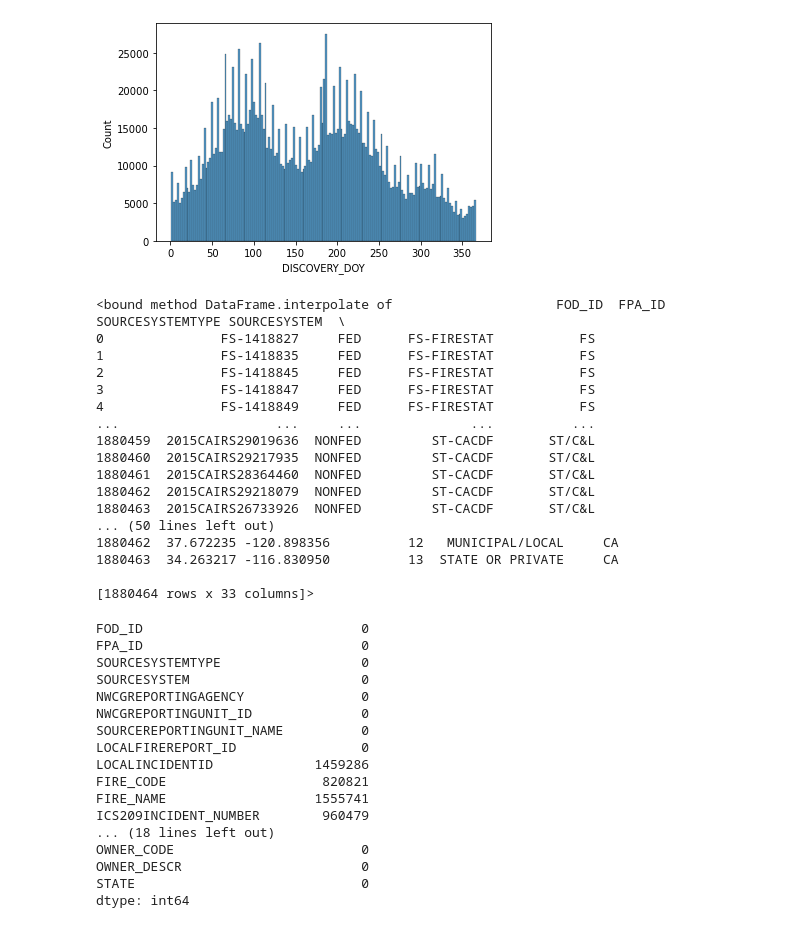
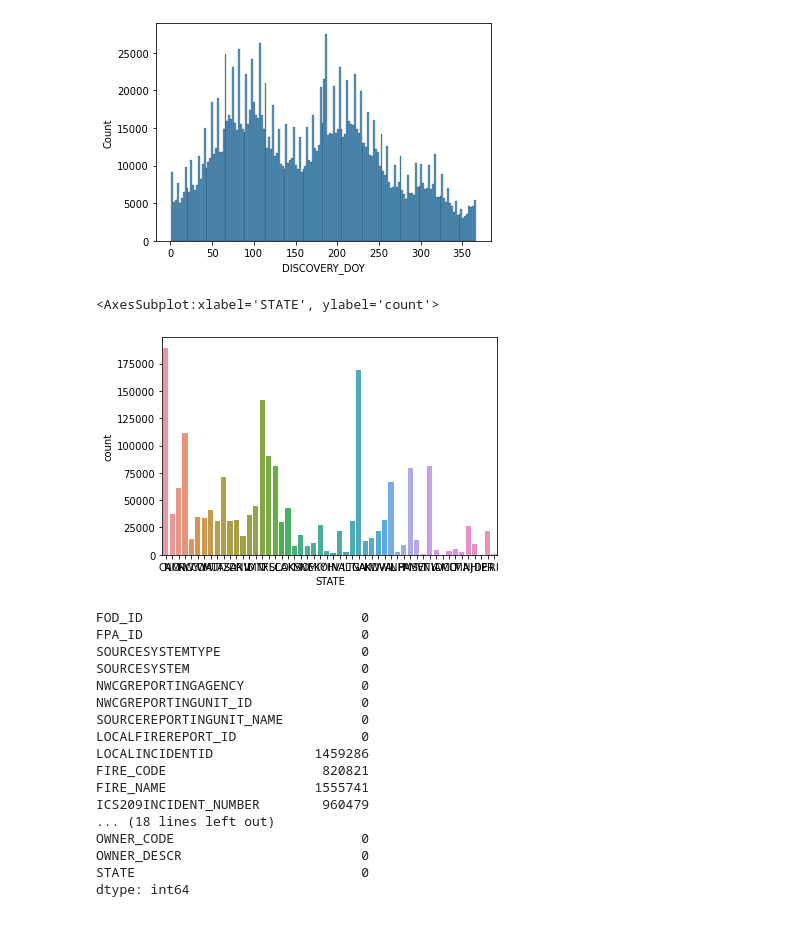
Before and after one commit to dianehkim/Forest-Fires-Time-Series-Forecast, a Jupyter notebook: DS440_model.ipynb, the cells around one changed output. Cells and saved outputs as stored; diff of their text form; code cells hidden in the pictures.

```diff
--- a/DS440_model.ipynb
+++ b/DS440_model.ipynb
@@ -129,26 +111,11 @@ sns.histplot(data["DISCOVERY_DOY"])
 # %% [output]
 <AxesSubplot:xlabel='DISCOVERY_DOY', ylabel='Count'>
 [figure]
-# %%
-data.interpolate
-# %% [output]
-<bound method DataFrame.interpolate of                     FOD_ID  FPA_ID SOURCESYSTEMTYPE SOURCESYSTEM  \
-0               FS-1418827     FED      FS-FIRESTAT           FS
-1               FS-1418835     FED      FS-FIRESTAT           FS
-2               FS-1418845     FED      FS-FIRESTAT           FS
-3               FS-1418847     FED      FS-FIRESTAT           FS
-4               FS-1418849     FED      FS-FIRESTAT           FS
-...                    ...     ...              ...          ...
-1880459  2015CAIRS29019636  NONFED         ST-CACDF       ST/C&L
-1880460  2015CAIRS29217935  NONFED         ST-CACDF       ST/C&L
-1880461  2015CAIRS28364460  NONFED         ST-CACDF       ST/C&L
-1880462  2015CAIRS29218079  NONFED         ST-CACDF       ST/C&L
-1880463  2015CAIRS26733926  NONFED         ST-CACDF       ST/C&L
-... (50 lines left out)
-1880462  37.672235 -120.898356          12   MUNICIPAL/LOCAL     CA
-1880463  34.263217 -116.830950          13  STATE OR PRIVATE     CA
-
-[1880464 rows x 33 columns]>
+# %%
+sns.countplot(data["STATE"])
+# %% [output]
+<AxesSubplot:xlabel='STATE', ylabel='count'>
+[figure, added]
 # %%
 data.isna().sum()
 # %% [output]
```
Also changed, not shown: parts of 21 cells of this notebook.
